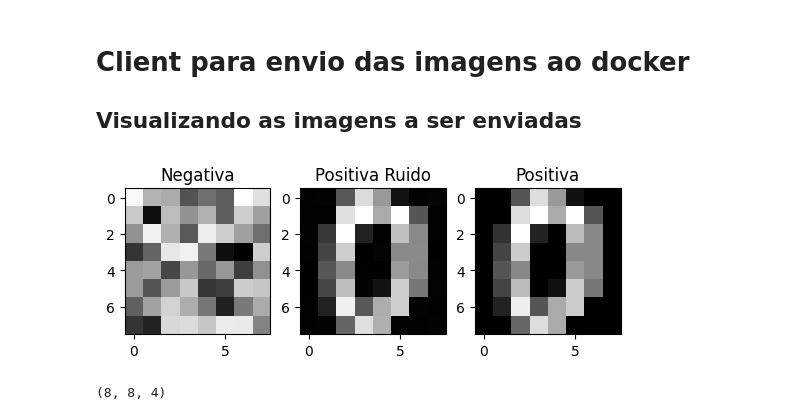
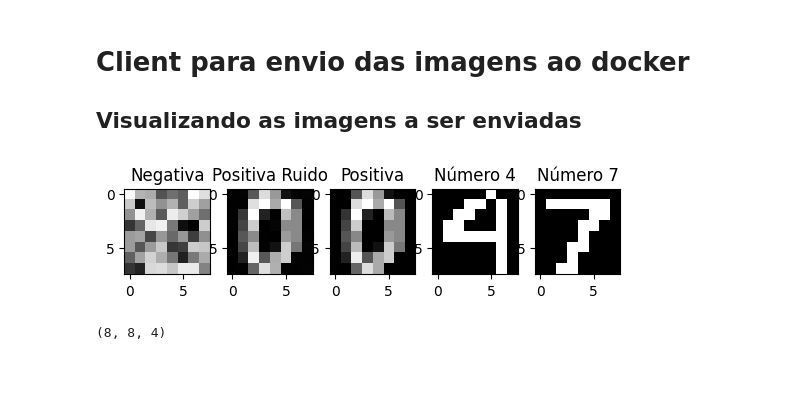
Before and after one commit to lcdmendes/mba-deeplearning-iad-006-2024-public, a Jupyter notebook: notebooks/client.ipynb, the cells around one changed output. Drawn from its saved outputs; the diff is of its cells as text; code cells hidden in the pictures; blank space fills up the shorter version.

```diff
--- a/notebooks/client.ipynb
+++ b/notebooks/client.ipynb
@@ -5,22 +5,28 @@
 # %%
 import matplotlib.pyplot as plt
 import matplotlib.image as mpimg
 
 img1 = mpimg.imread('../imagens/imagem_negativa.png')
 img2 = mpimg.imread('../imagens/imagem_positiva_ruido.png')
 img3 = mpimg.imread('../imagens/imagem_positiva.png')
+img4 = mpimg.imread('../imagens/num_4.png')
+img5 = mpimg.imread('../imagens/num_7.png')
 
-f, ax = plt.subplots(1,3)
+f, ax = plt.subplots(1,5)
 ax[0].imshow(img1)
 ax[1].imshow(img2)
 ax[2].imshow(img3)
+ax[3].imshow(img4)
+ax[4].imshow(img5)
 
 ax[0].title.set_text('Negativa')
 ax[1].title.set_text('Positiva Ruido')
 ax[2].title.set_text('Positiva')
+ax[3].title.set_text('Número 4')
+ax[4].title.set_text('Número 7')
 plt.show()
 # %% [output]
-[figure, old version]
+[figure, new version]
 # %%
 print(img1.shape)
 # %% [output]
```
Also changed, not shown: parts of 2 cells of this notebook, 5 other files.
